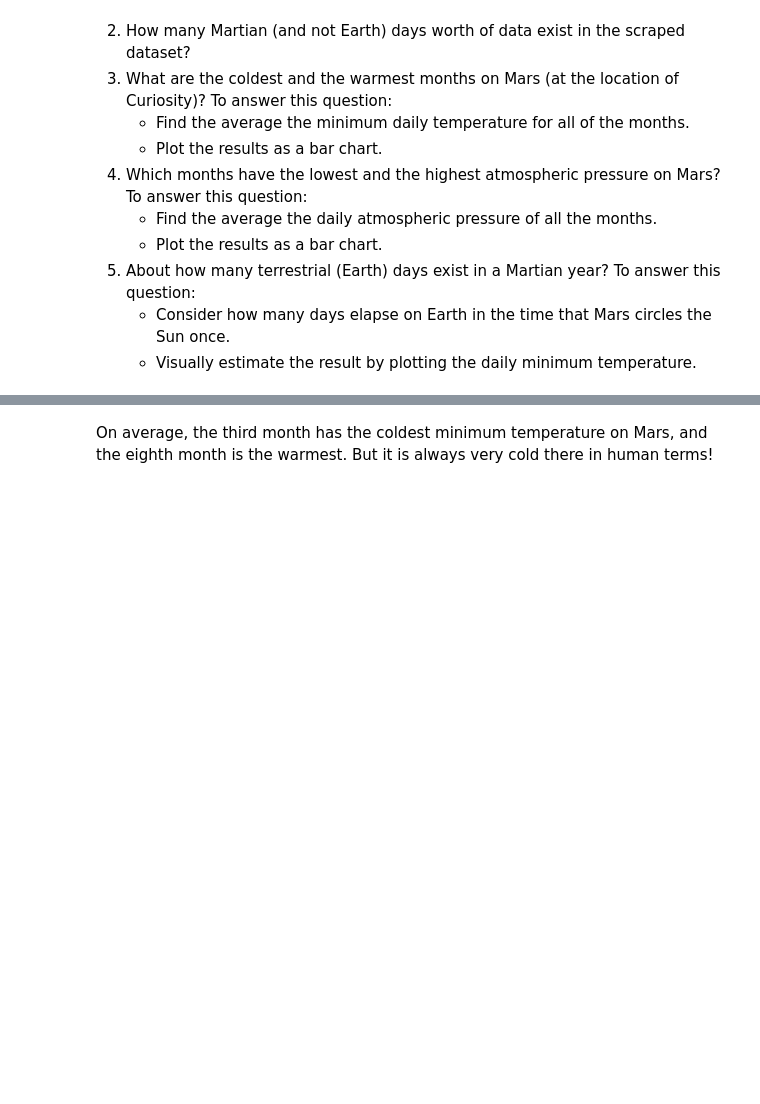
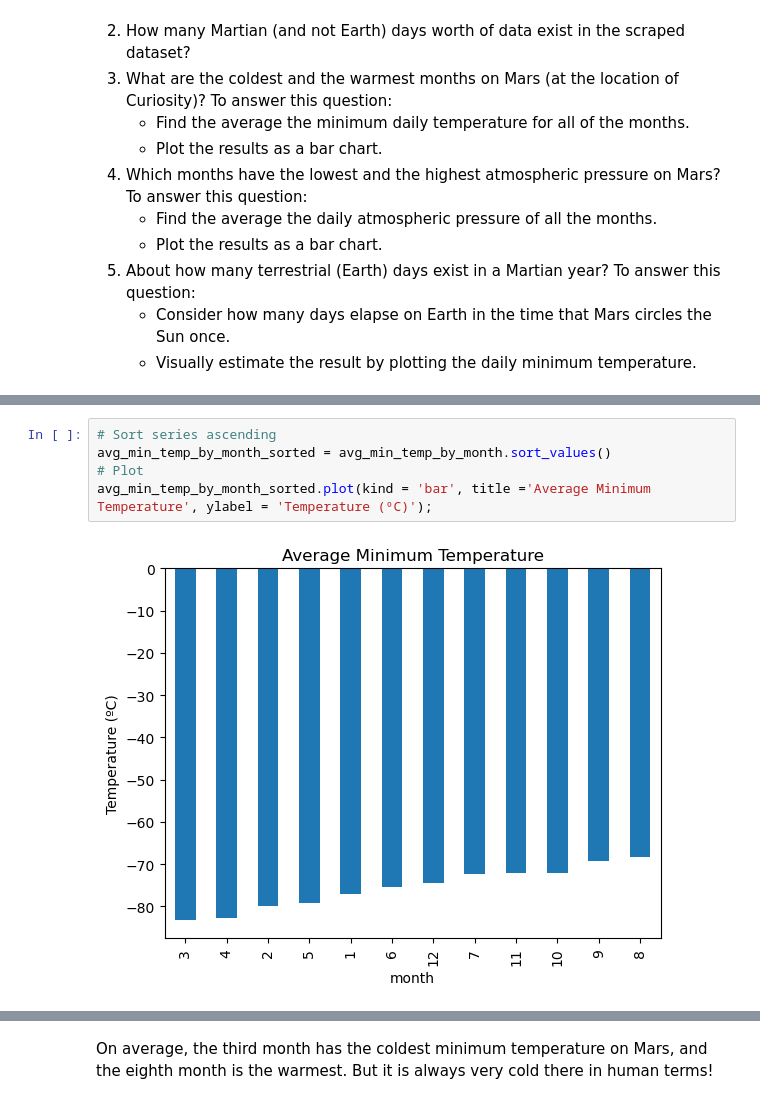
Before and after one commit to jhyooz/datacollection-challenge, a Jupyter notebook: part_2_mars_weather.ipynb, the cells around one changed output, grey strips where cells are left out. Drawn from its saved outputs; the diff is of its cells as text; blank space fills up the shorter version.

```diff
--- a/part_2_mars_weather.ipynb
+++ b/part_2_mars_weather.ipynb
@@ -257,5 +246,12 @@ print(f"The hottest average temperature of {round(hottest_month_temp,2)} occurre
 # %% [output]
 The coldest average temperature of -83.31 occurred during month 3.
 The hottest average temperature of -68.38 occurred during month 8.
+# %%
+# Sort series ascending
+avg_min_temp_by_month_sorted = avg_min_temp_by_month.sort_values()
+# Plot
+avg_min_temp_by_month_sorted.plot(kind = 'bar', title ='Average Minimum Temperature', ylabel = 'Temperature (ºC)');
+# %% [output]
+[figure, added]
 # %%
 # 4. Average pressure by Martian month
```
Also changed, not shown: parts of 16 cells of this notebook.
